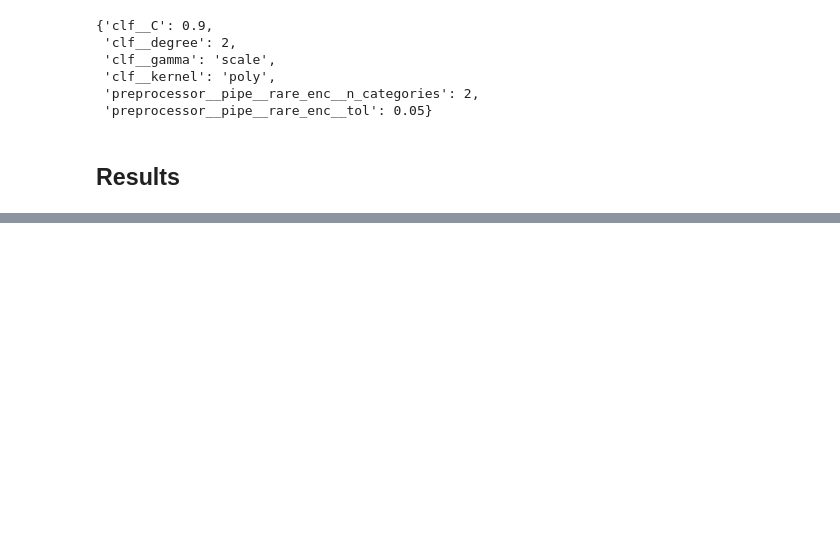
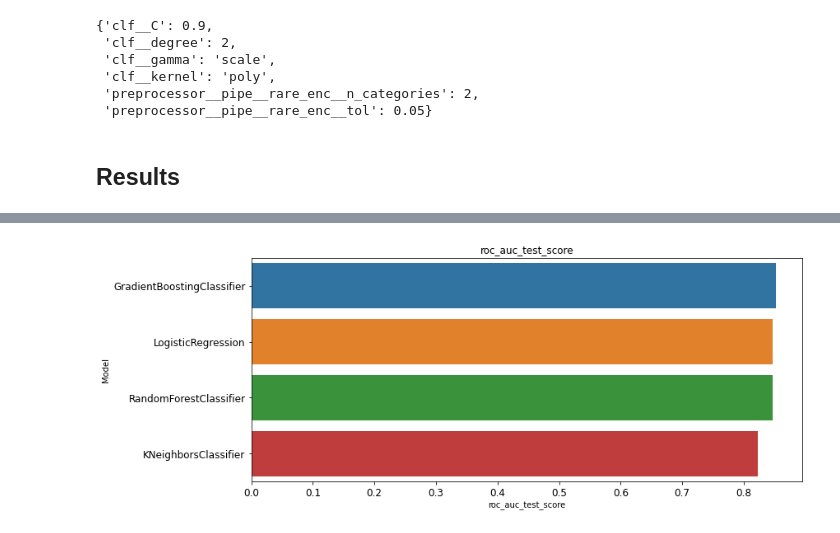
Before and after one commit to vadimlee33/Titanic-Survival-Prediction, a Jupyter notebook: titanic_main.ipynb, the cells around one changed output, grey strips where cells are left out. Saved outputs shown, nothing was run; the diff lists cells and outputs as text; code cells hidden in the pictures; blank space fills up the shorter version.

```diff
--- a/titanic_main.ipynb
+++ b/titanic_main.ipynb
@@ -592,10 +698,9 @@ grid_search_svc.fit(X_train, y_train)
 # %% [output]
 35 s ± 0 ns per loop (mean ± std. dev. of 1 run, 1 loop each)
 # %%
+model_name_list.append(type(model_svc['clf']).__name__)
+
 score_func(grid_search_svc, X_train, y_train, X_test, y_test)
-# Standard Scaler - 0.82
-# Robust Scaler - 0.83
-# MinMaxScaler - 0.8
 # %% [output]
 train roc_auc score: 0.86
 test roc_auc score: 0.83
@@ -618,0 +718,35 @@ test roc_auc score: 0.85
+# %%
+# Function to show the top 10 models sorted by the specified metric
+def results_plot(metric, df):
+    plt.figure(figsize=(12, 5))
+
+    df = df.loc[(df[metric] != 0)]
+
+    sns.barplot(data = df.sort_values(by = metric, ascending = False).head(10),
+            x = metric, y = 'Model')
+    plt.title(metric, fontsize = 12)
+    plt.xlabel(metric)
+    plt.yticks(fontsize = 12)
+    plt.xticks(fontsize = 12)
+    plt.show()
+
+# Function to show a heatmap of the confusion matrix
+def plot_cm(model_name, cm):
+    f, ax = plt.subplots(figsize=(5,5))
+    sns.heatmap(cm, annot = True, linewidths=0.5, linecolor="red", fmt = ".0f", ax = ax)
+    plt.title(model)
+    plt.xlabel("y_pred")
+    plt.ylabel("y_test")
+    plt.show()
+# %%
+# Create dataframe with model evaluation results
+
+model_results_df = pd.DataFrame({
+    'Model': model_name_list,
+    'roc_auc_train_score': roc_auc_train_list,
+    'roc_auc_test_score': roc_auc_test_list,
+    'accuracy_score': accuracy_score_list,
+    'precision_score': precision_score_list,
+    'recall_score': recall_score_list,
+    'f1_score': f1_score_list
+})
@@ -618,0 +761,4 @@ test roc_auc score: 0.85
+# %%
+results_plot('roc_auc_test_score', model_results_df)
+# %% [output]
+[figure, added]
```
Also changed, not shown: parts of 43 cells of this notebook.
